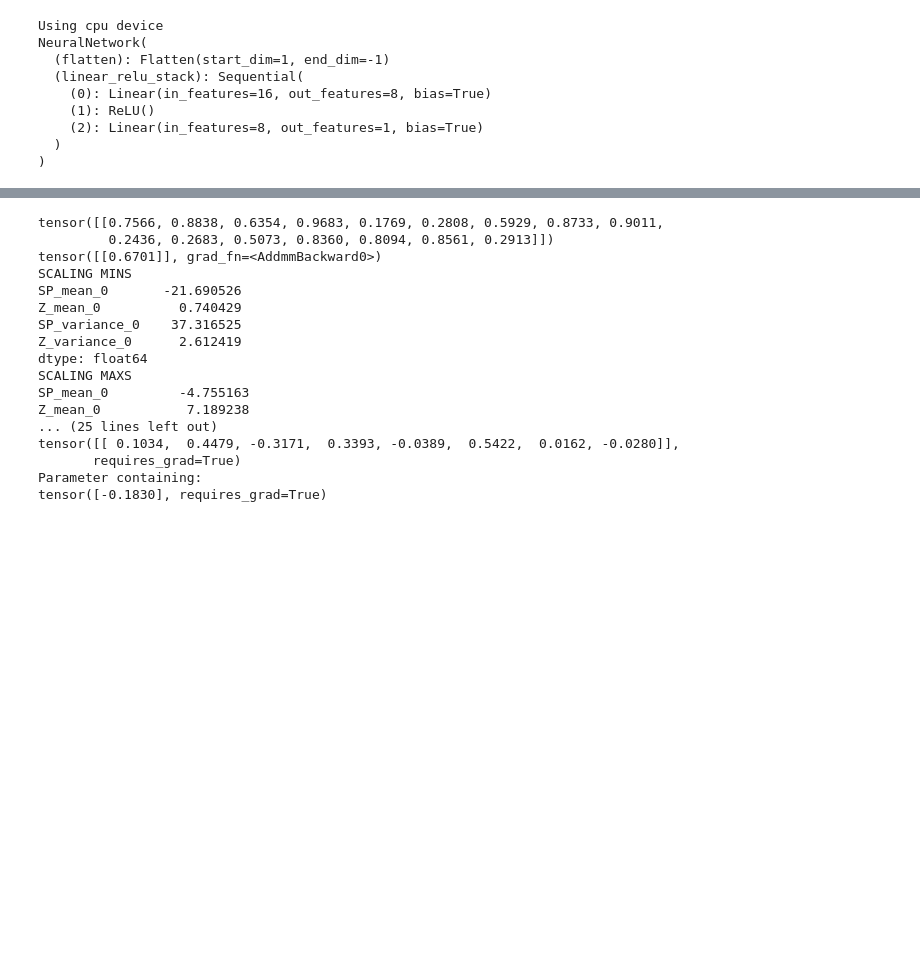
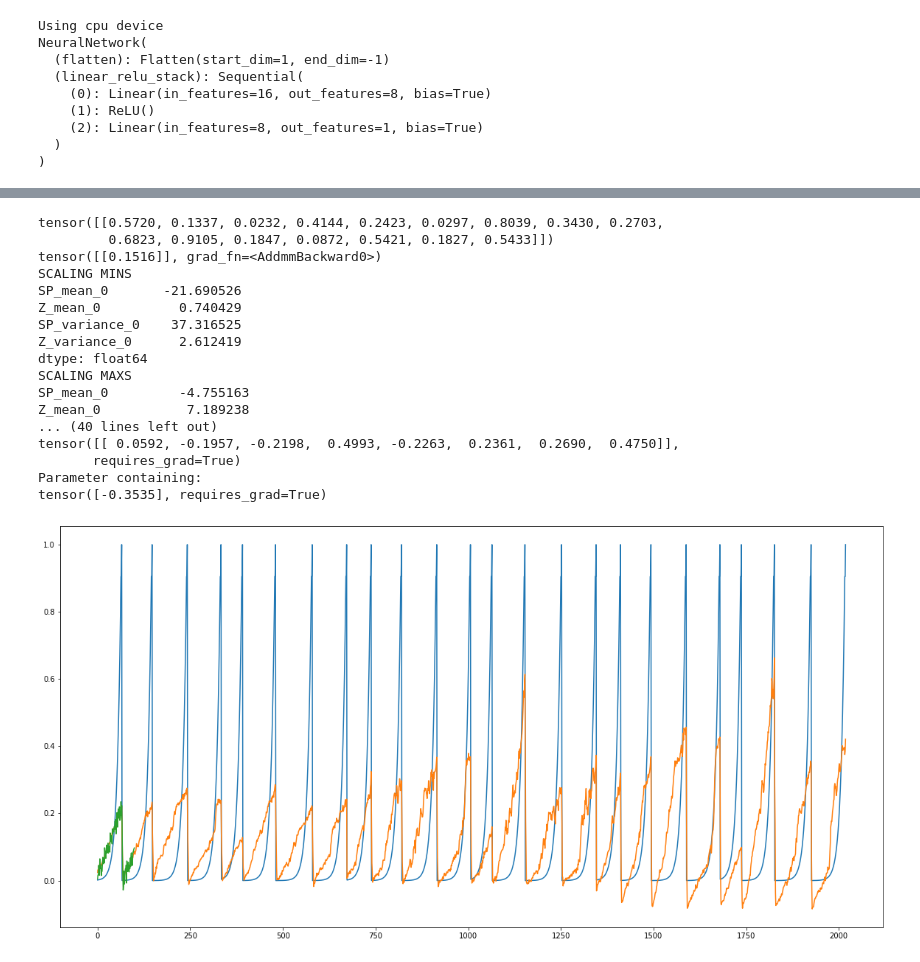
Before and after one commit to MartinNoc/SMiLe, a Jupyter notebook: predictive_maintenance/toolchange_simple_nn_training.ipynb, the cells around one changed output, grey strips where cells are left out. Saved outputs shown, nothing was run; the diff lists cells and outputs as text; code cells hidden in the pictures; blank space fills up the shorter version.

Commit message:
add visualization of HE inferences

```diff
--- a/predictive_maintenance/toolchange_simple_nn_training.ipynb
+++ b/predictive_maintenance/toolchange_simple_nn_training.ipynb
@@ -308,8 +308,8 @@ example = torch.rand(1, 4 * t)
 print(example)
 print(model(example))
 traced_script_module = torch.jit.trace(model, example)
-# save
-traced_script_module.save("traced_simple_nn.pt")
+# save (currently commented to not overwrite the model I exported for the VM)
+#traced_script_module.save("traced_simple_nn.pt")
 # show z-score normalisation values
 print("SCALING MINS")
 print(min_scaling)
@@ -319,11 +319,11 @@ print(max_scaling)
 for p in model.parameters():
     print(p)
 
-raw_data.to_csv(".sensitive_data/raw_data.csv", index=False)
+#raw_data.to_csv(".sensitive_data/raw_data.csv", index=False)
 # %% [output]
-tensor([[0.7566, 0.8838, 0.6354, 0.9683, 0.1769, 0.2808, 0.5929, 0.8733, 0.9011,
-         0.2436, 0.2683, 0.5073, 0.8360, 0.8094, 0.8561, 0.2913]])
-tensor([[0.6701]], grad_fn=<AddmmBackward0>)
+tensor([[0.5720, 0.1337, 0.0232, 0.4144, 0.2423, 0.0297, 0.8039, 0.3430, 0.2703,
+         0.6823, 0.9105, 0.1847, 0.0872, 0.5421, 0.1827, 0.5433]])
+tensor([[0.1516]], grad_fn=<AddmmBackward0>)
 SCALING MINS
 SP_mean_0       -21.690526
 Z_mean_0          0.740429
@@ -333,8 +333,26 @@ dtype: float64
 SCALING MAXS
 SP_mean_0         -4.755163
 Z_mean_0           7.189238
-... (25 lines left out)
-tensor([[ 0.1034,  0.4479, -0.3171,  0.3393, -0.0389,  0.5422,  0.0162, -0.0280]],
+... (40 lines left out)
+tensor([[ 0.0592, -0.1957, -0.2198,  0.4993, -0.2263,  0.2361,  0.2690,  0.4750]],
        requires_grad=True)
 Parameter containing:
-tensor([-0.1830], requires_grad=True)
+tensor([-0.3535], requires_grad=True)
+# %%
+"""
+Compare homomorphic inference to real results
+"""
+
+model = torch.jit.load("traced_simple_nn.pt")
+clear_predictions = model(torch.from_numpy(np.array(raw_data.values).astype(np.single)))
+clear_predictions = clear_predictions.cpu().detach().numpy()
+
+he_predictions = np.genfromtxt("sensitive_data/0_to_100.csv", delimiter=",")
+
+plt.figure(figsize=(20,10))
+plt.plot(raw_labels)
+plt.plot(clear_predictions)
+plt.plot(he_predictions, alpha=0.5)
+plt.show()
+# %% [output]
+[figure, added]
```
Also changed, not shown: parts of 2 cells of this notebook.
